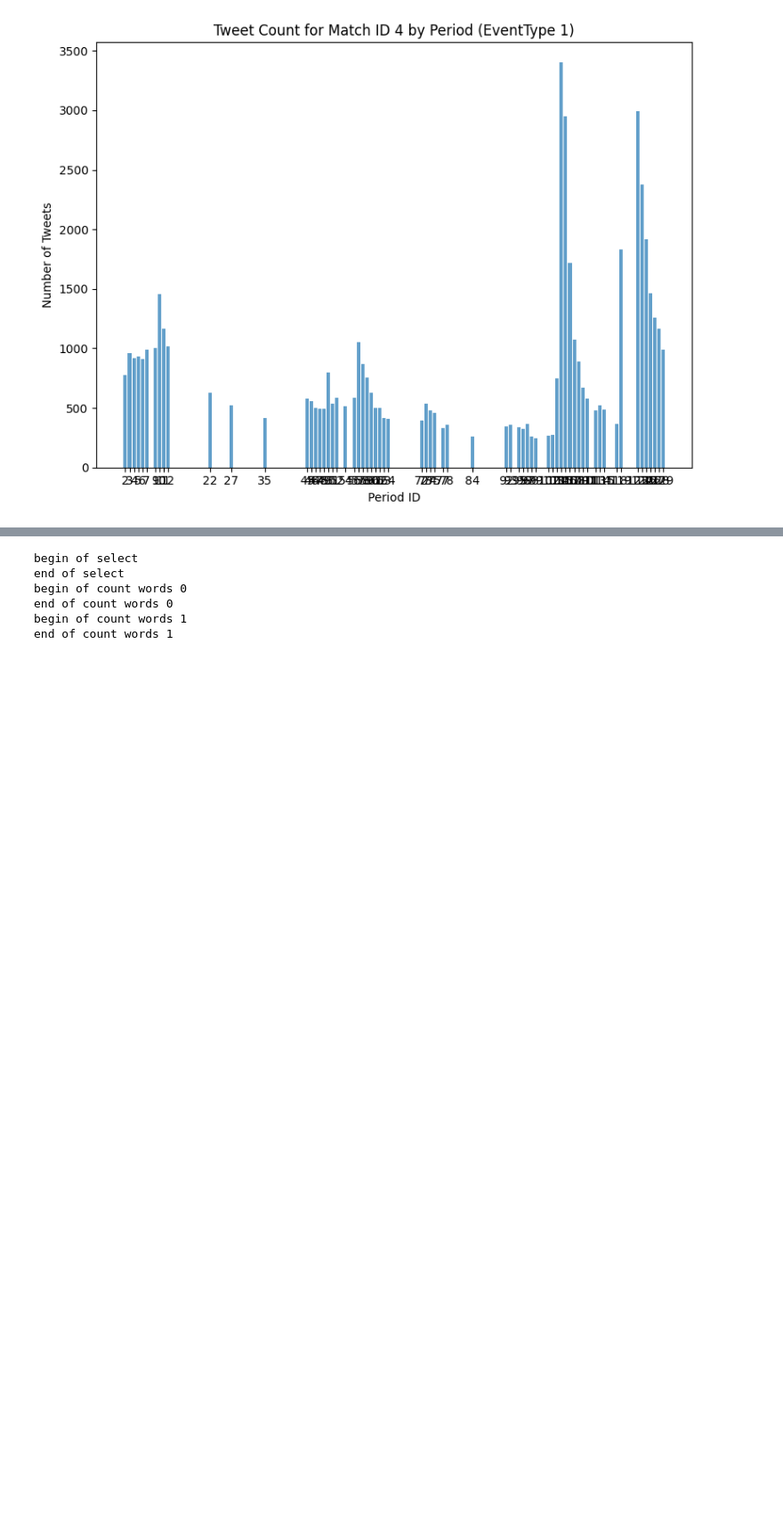
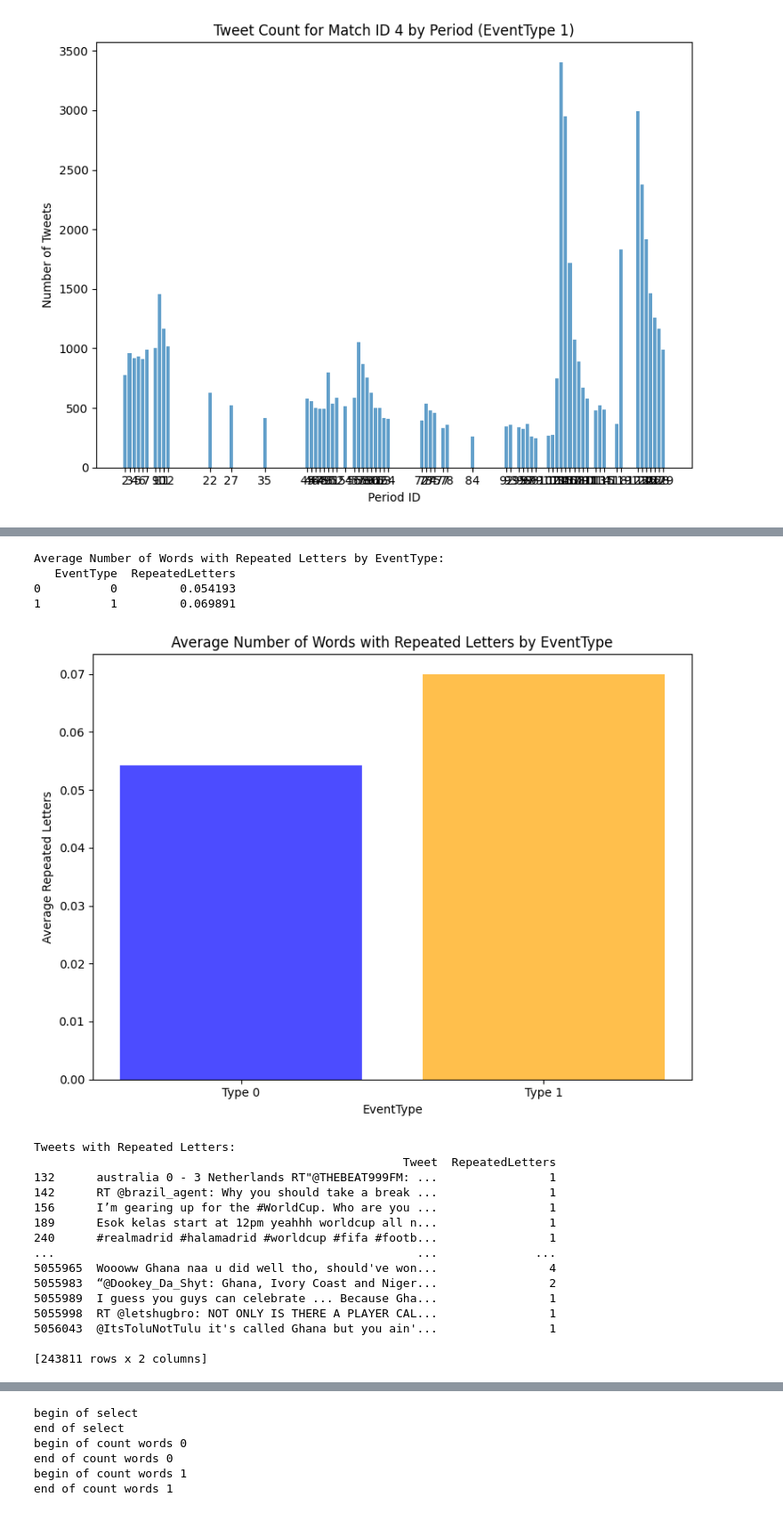
Before and after one commit to Alouloum/Challenge_CSC, a Jupyter notebook: notebooks/exploring_data.ipynb, the cells around one changed output, grey strips where cells are left out. Shown at 89% size. Drawn from its saved outputs; the diff is of its cells as text; code cells hidden in the pictures; blank space fills up the shorter version.

```diff
--- a/notebooks/exploring_data.ipynb
+++ b/notebooks/exploring_data.ipynb
@@ -82,3 +317,63 @@ for event_type in tweets_by_period_event['EventType'].unique():
+# %%
+# Function to count repeated letters in a word
+def count_repeated_letters(text):
+    repeated_count = 0
+    words = text.split()
+    for word in words:
+        # Find letter repetitions using regex (e.g., "goooal", "yeeees")
+        matches = re.findall(r'(\w)\1{2,}', word.lower())  # Match any letter repeated 3+ times
+        repeated_count += len(matches)  # Count the number of words with repetitions
+    return repeated_count
+
+# Apply the function to count repeated letters in each tweet
+df['RepeatedLetters'] = df['Tweet'].apply(count_repeated_letters)
+
+# Calculate the average number of repeated letters by EventType
+average_repeated_letters = df.groupby('EventType')['RepeatedLetters'].mean().reset_index()
+
+# Display the results
+print("Average Number of Words with Repeated Letters by EventType:")
+print(average_repeated_letters)
+
+# Plotting the results
+plt.figure(figsize=(8, 6))
+plt.bar(
+    average_repeated_letters['EventType'],
+    average_repeated_letters['RepeatedLetters'],
+    alpha=0.7,
+    color=['blue', 'orange']
+)
+plt.title("Average Number of Words with Repeated Letters by EventType")
+plt.xlabel("EventType")
+plt.ylabel("Average Repeated Letters")
+plt.xticks(average_repeated_letters['EventType'], labels=["Type 0", "Type 1"])
+plt.tight_layout()
+plt.show()
+
+# Show examples of tweets with repeated letters
+print("\nTweets with Repeated Letters:")
+print(df[df['RepeatedLetters'] > 0][['Tweet', 'RepeatedLetters']])
+# %% [output]
+Average Number of Words with Repeated Letters by EventType:
+   EventType  RepeatedLetters
+0          0         0.054193
+1          1         0.069891
+[figure, added]
+Tweets with Repeated Letters:
+                                                     Tweet  RepeatedLetters
+132      australia 0 - 3 Netherlands RT"@THEBEAT999FM: ...                1
+142      RT @brazil_agent: Why you should take a break ...                1
+156      I’m gearing up for the #WorldCup. Who are you ...                1
+189      Esok kelas start at 12pm yeahhh worldcup all n...                1
+240      #realmadrid #halamadrid #worldcup #fifa #footb...                1
+...                                                    ...              ...
+5055965  Woooww Ghana naa u did well tho, should've won...                4
+5055983  “@Dookey_Da_Shyt: Ghana, Ivory Coast and Niger...                2
+5055989  I guess you guys can celebrate ... Because Gha...                1
+5055998  RT @letshugbro: NOT ONLY IS THERE A PLAYER CAL...                1
+5056043  @ItsToluNotTulu it's called Ghana but you ain'...                1
+
+[243811 rows x 2 columns]
 # %%
 # Analyze tweets: number of characters, language, and hashtags
 df['Character_Count'] = df['Tweet'].apply(len)
```
Also changed, not shown: parts of 6 cells of this notebook.
